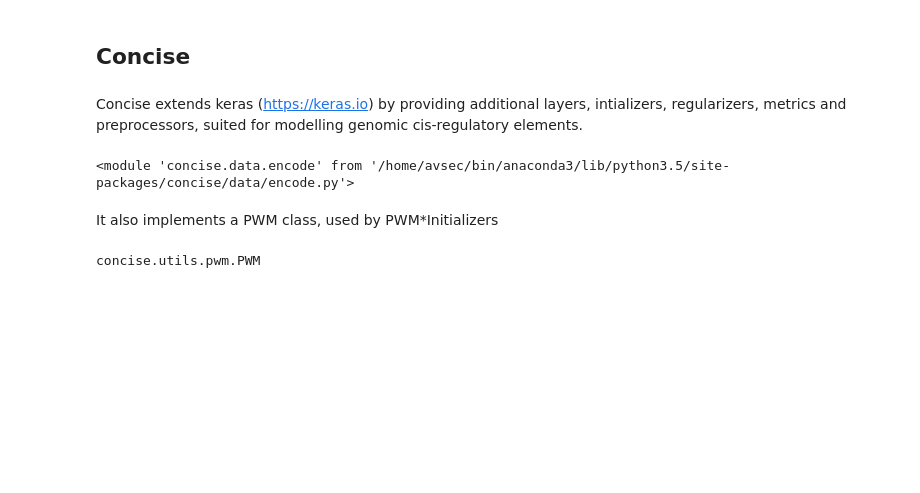
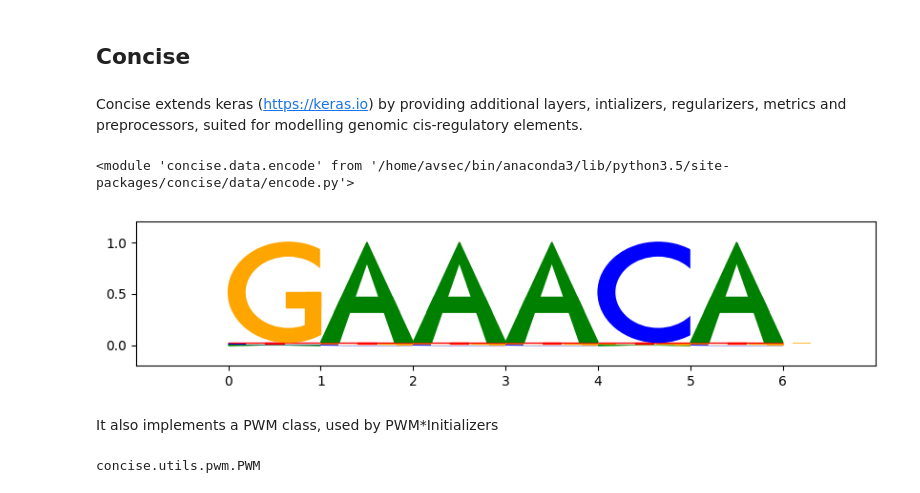
Before and after one commit to gagneurlab/concise, a Jupyter notebook: nbs/01-simulated-data.ipynb, the cells around one changed output. Drawn from its saved outputs; the diff is of its cells as text; code cells hidden in the pictures; blank space fills up the shorter version.

```diff
--- a/nbs/01-simulated-data.ipynb
+++ b/nbs/01-simulated-data.ipynb
@@ -41,6 +41,10 @@ attract
 encode
 # %% [output]
 <module 'concise.data.encode' from '/home/avsec/bin/anaconda3/lib/python3.5/site-packages/concise/data/encode.py'>
+# %%
+attract.get_pwm_list([519])[0].plotPWM()
+# %% [output]
+[figure, added]
 # %% [markdown]
 It also implements a PWM class, used by PWM*Initializers
 # %%
```
Also changed, not shown: parts of 2 cells of this notebook, 4 other files.
